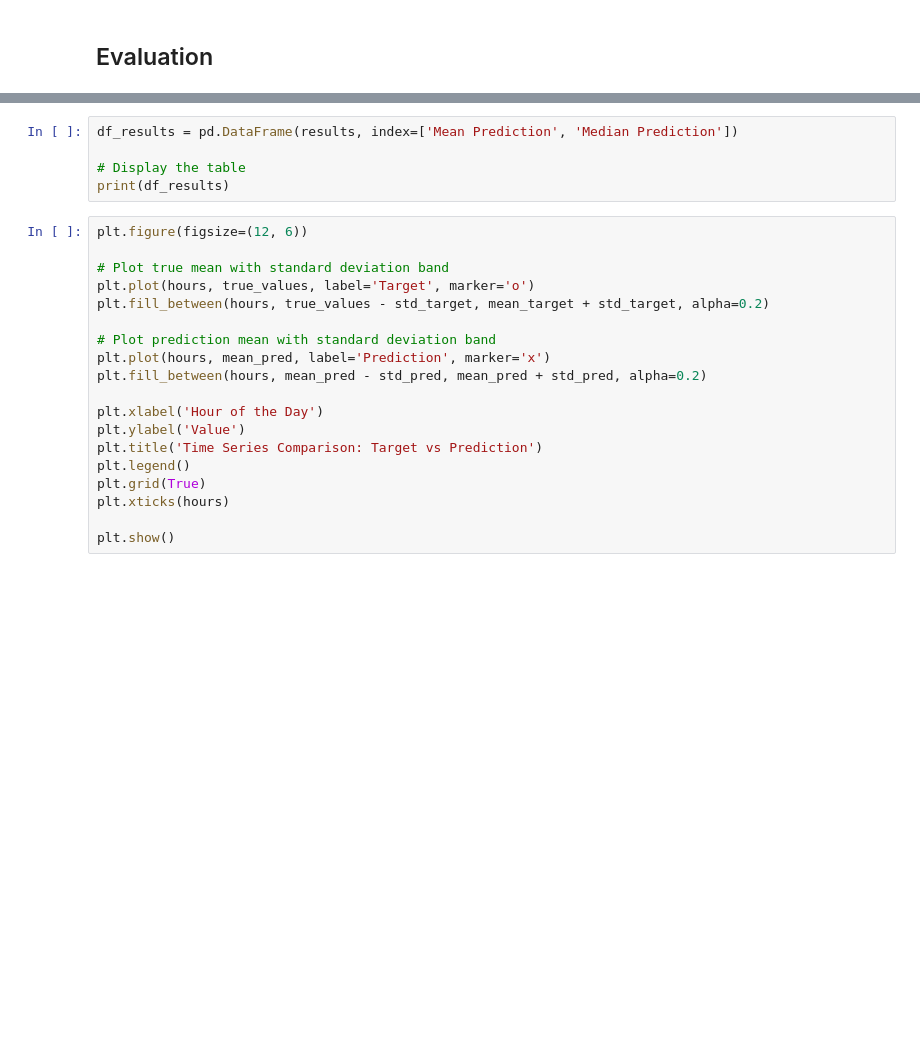
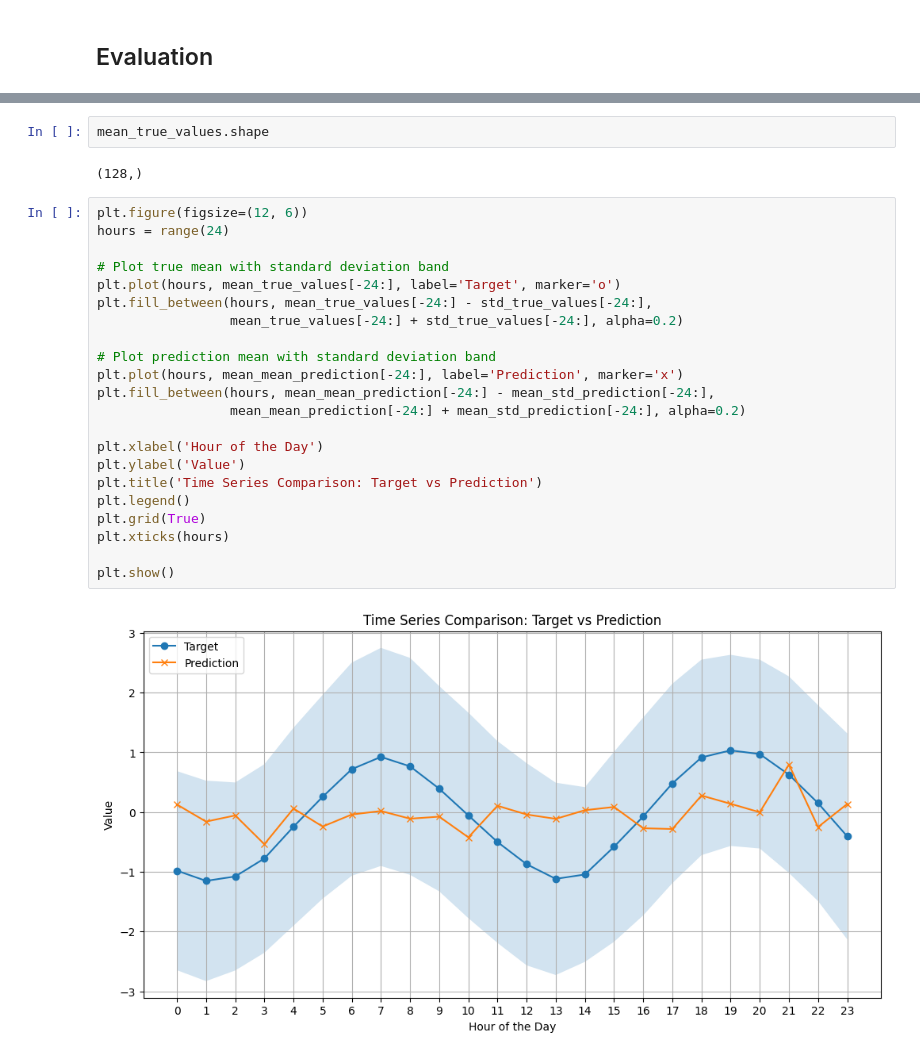
Before and after one commit to egpivo/SSSD_CP, a Jupyter notebook: notebooks/experiments/ar_training_test.ipynb, the cells around one changed output, grey strips where cells are left out. Saved outputs shown, nothing was run; the diff lists cells and outputs as text; blank space fills up the shorter version.

```diff
--- a/notebooks/experiments/ar_training_test.ipynb
+++ b/notebooks/experiments/ar_training_test.ipynb
@@ -202,24 +243,28 @@ plt.show()
-# %%
-df_results = pd.DataFrame(results, index=['Mean Prediction', 'Median Prediction'])
-
-# Display the table
-print(df_results)
+# %%
+mean_true_values.shape
+# %% [output]
+(128,)
 # %%
 plt.figure(figsize=(12, 6))
+hours = range(24)
 
 # Plot true mean with standard deviation band
-plt.plot(hours, true_values, label='Target', marker='o')
-plt.fill_between(hours, true_values - std_target, mean_target + std_target, alpha=0.2)
+plt.plot(hours, mean_true_values[-24:], label='Target', marker='o')
+plt.fill_between(hours, mean_true_values[-24:] - std_true_values[-24:],
+                 mean_true_values[-24:] + std_true_values[-24:], alpha=0.2)
 
 # Plot prediction mean with standard deviation band
-plt.plot(hours, mean_pred, label='Prediction', marker='x')
-plt.fill_between(hours, mean_pred - std_pred, mean_pred + std_pred, alpha=0.2)
+plt.plot(hours, mean_mean_prediction[-24:], label='Prediction', marker='x')
+plt.fill_between(hours, mean_mean_prediction[-24:] - mean_std_prediction[-24:],
+                 mean_mean_prediction[-24:] + mean_std_prediction[-24:], alpha=0.2)
 
 plt.xlabel('Hour of the Day')
 plt.ylabel('Value')
 plt.title('Time Series Comparison: Target vs Prediction')
 plt.legend()
 plt.grid(True)
 plt.xticks(hours)
 
 plt.show()
+# %% [output]
+[figure, added]
```
Also changed, not shown: parts of 8 cells of this notebook, 1 other file.
